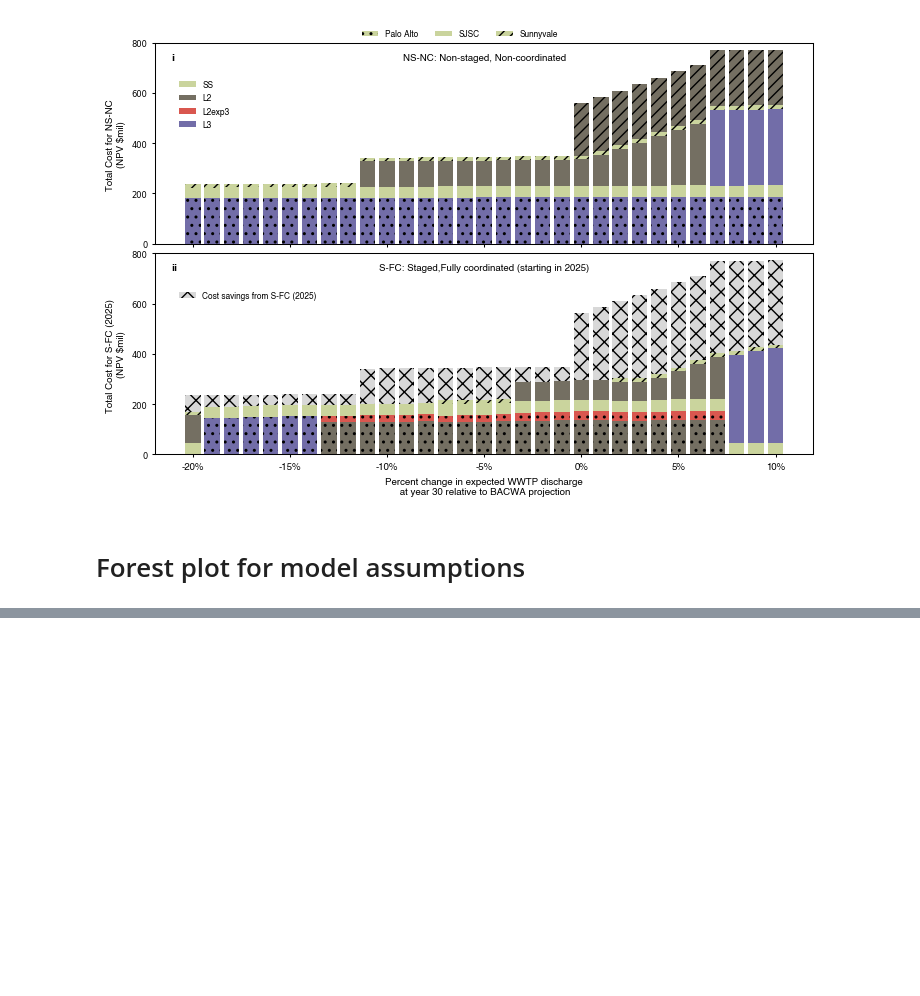
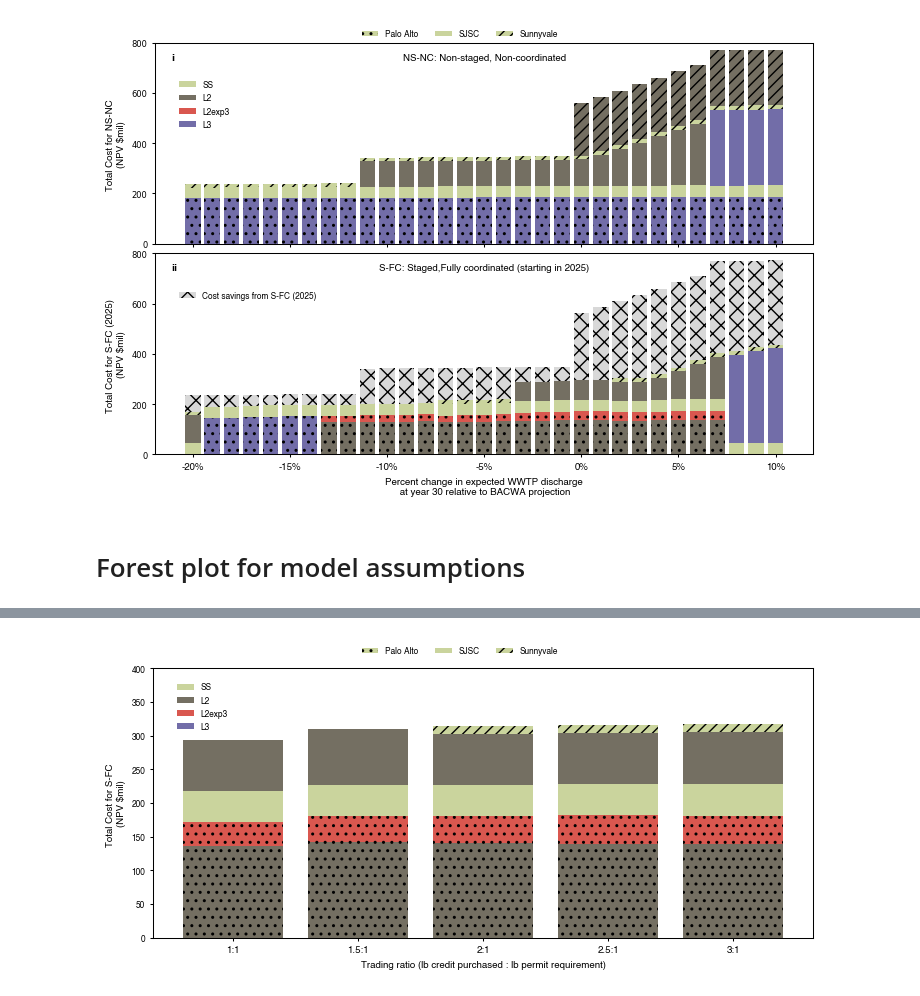
Before and after one commit to we3lab/Cap_Expansion_Model_SFBay, a Jupyter notebook: Jupyter_Scripts_for_Figures/Fig_4_Sensitivity.ipynb, the cells around one changed output, grey strips where cells are left out. Cells and saved outputs as stored; diff of their text form; code cells hidden in the pictures; blank space fills up the shorter version.

```diff
--- a/Jupyter_Scripts_for_Figures/Fig_4_Sensitivity.ipynb
+++ b/Jupyter_Scripts_for_Figures/Fig_4_Sensitivity.ipynb
@@ -528,0 +724,89 @@ projections | Total: -2.3%
+# %%
+WWTPs = ['Palo Alto', 'SJSC', 'Sunnyvale']
+
+colors = {'L3': '#726DA8', 'L2': '#746F62', 'SS': '#CAD49D', 'L2upg3': '#D9574F', 'total': '#EB5E28', 'required': '#8EA8C3'}
+capex_col = ['SS_capex_NPV', 'L2_capex_NPV', 'L2upg3_capex_NPV', 'L3_capex_NPV']
+opex_col = ['SS_opex_NPV', 'L2_opex_NPV', 'L2upg3_opex_NPV', 'L3_opex_NPV']
+labels = ['SS', 'L2', 'L2upg3', 'L3']
+hatch_style = ['..','','///']
+
+
+TR_keys = {float(key):key for key in sorted(dfs_TR.keys())}
+desired_indices = TR_keys.values()
+
+
+hfont = {'fontname':'Helvetica', 'size':7}
+hfont_ticks = {'fontname':'Helvetica', 'size':6}
+lab_size = 7
+leg_size = 6
+line_wid = 0.75
+bord_wid = 2
+m_size = 2.5
+
+#create figure with 4 subplots
+
+fig, axs = plt.subplots(1, 1, figsize=(180/25.4, 80/25.4))
+
+# Plot Case 2: non-coordinated
+
+cumval = 0
+for i,WWTP in enumerate(WWTPs):
+    dfs = dfs_TR
+    df = create_df(WWTP, dfs)
+    df = df.loc[desired_indices]
+    TRs = [float(ind) for ind in df.index]
+    upgrades = pd.DataFrame()
+    for L,column in enumerate(capex_col):
+        upgrades[labels[L]] = df[capex_col[L]] + df[opex_col[L]]
+        axs.bar(TRs, upgrades[labels[L]], label =WWTP + labels[L], color=colors[labels[L]], hatch = hatch_style[i], bottom = cumval, width = 0.4)
+        cumval = cumval + upgrades[labels[L]]
+
+set_xtick_labels = [f'{TR:1.1f}:1' if float(TR) * 2 % 2 != 0  else f'{int(TR)}:1' for TR in TRs]
+axs.set_xticks(TRs)
+axs.set_xticklabels(set_xtick_labels, **hfont_ticks)
+axs.set_xlabel('Trading ratio (lb credit purchased : lb permit requirement)', **hfont)
+axs.set_ylabel('Total Cost for S-FC \n(NPV $mil)', **hfont)
+
+
+
+
+handles, labels = axs.get_legend_handles_labels()
+selected_labels = ['SJSCSS', 'SJSCL2', 'SJSCL2upg3', 'SJSCL3']
+selected_handles = [handles[labels.index(lbl)] for lbl in selected_labels]
+
+selected_labels_WWTPs = ['Palo AltoSS', 'SJSCSS', 'SunnyvaleSS']
+selected_handles_WWTPs = [handles[labels.index(lbl)] for lbl in selected_labels_WWTPs]
+
+axs.legend(
+    selected_handles,
+    ['SS', 'L2', 'L2exp3', 'L3'],
+    loc="upper left",    # Position the legend at the top center
+    bbox_to_anchor=(0.025, 0.975),  # Fine-tune the position above the figure
+    ncol=1,                # Display items in a single row
+    prop={'family':'Helvetica', 'size':leg_size},  # Set font to Helvetica
+    frameon=False
+)
+
+fig.legend(
+    selected_handles_WWTPs,
+    ['Palo Alto', 'SJSC', 'Sunnyvale'],
+    loc="upper center",    # Position the legend at the top center
+    bbox_to_anchor=(0.5, 1.05),  # Fine-tune the position above the figure
+    ncol=3,                # Display items in a single row
+    prop={'family':'Helvetica', 'size':leg_size},  # Set font to Helvetica
+    frameon=False
+)
+
+axs.tick_params(axis="both", width=line_wid, length=bord_wid, labelsize=leg_size)
+axs.tick_params(axis='both', labelsize=lab_size)
+axs.set_ylim([0, 400])
+axs.set_yticks(range(0, 401, 50))
+axs.set_yticklabels(range(0, 401, 50), **hfont_ticks)
+
+for spine in axs.spines.values():
+    spine.set_linewidth(line_wid)  # Adjust thickness (default is ~1.0)
+
+fig.tight_layout(pad=0.05, rect=[0, 0, 1, 0.97])
+fig.savefig(file + "SI/Fig_SI_TR.svg", format="svg", bbox_inches='tight', dpi=300)
+# %% [output]
+[figure, added]
```
Also changed, not shown: parts of 5 cells of this notebook, 1 other file.
